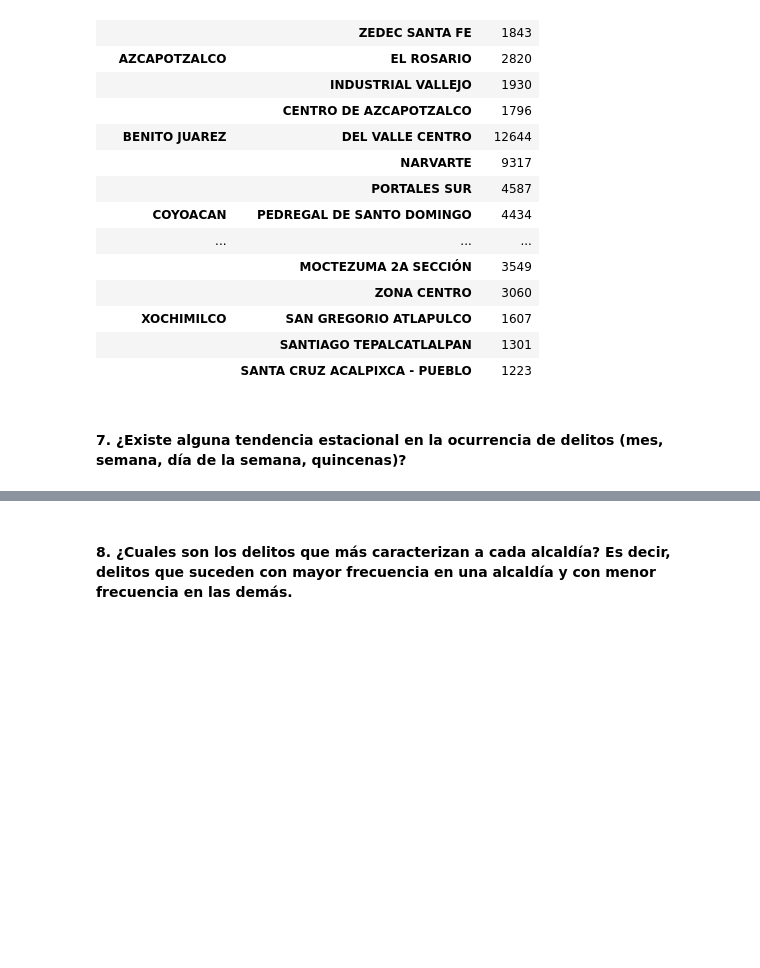
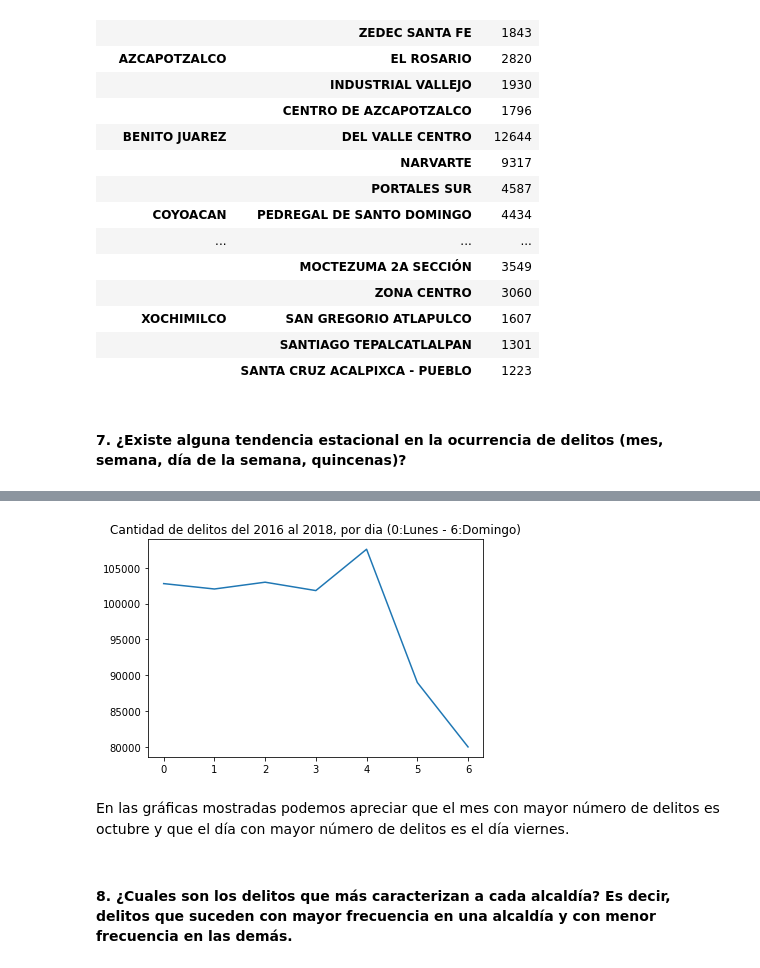
Before and after one commit to Javolet/Evaluacion_OPI, a Jupyter notebook: Seccion_A/Seccion_A_Notebook.ipynb, the cells around one changed output, grey strips where cells are left out. Cells and saved outputs as stored; diff of their text form; code cells hidden in the pictures; blank space fills up the shorter version.

```diff
--- a/Seccion_A/Seccion_A_Notebook.ipynb
+++ b/Seccion_A/Seccion_A_Notebook.ipynb
@@ -280,2 +298,12 @@ dataset_counts.groupby(level=0).head(3)
+# %%
+# Ahora por día de la semana
+por_dia = data_trend['fecha_hechos'].groupby(data_trend['fecha_hechos'].dt.dayofweek).count()
+plt.plot(por_dia)
+plt.title('Cantidad de delitos del 2016 al 2018, por dia (0:Lunes - 6:Domingo)')
+plt.show()
+# %% [output]
+[figure, added]
+# %% [markdown]
+En las gráficas mostradas podemos apreciar que el mes con mayor número de delitos es octubre y que el día con mayor número de delitos es el día viernes.
 # %% [markdown]
 #### 8. ¿Cuales son los delitos que más caracterizan a cada alcaldía? Es decir, delitos que suceden con mayor frecuencia en una alcaldía y con menor frecuencia en las demás.
```
Also changed, not shown: parts of 11 cells of this notebook.
